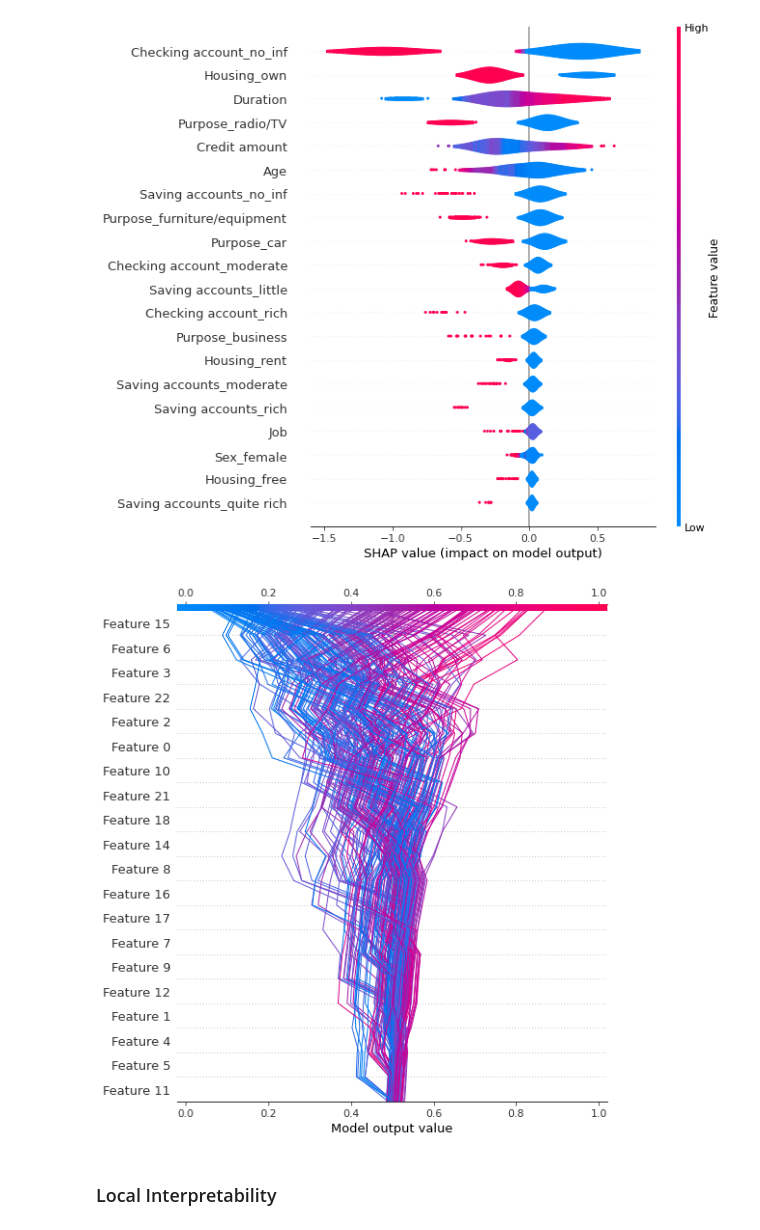
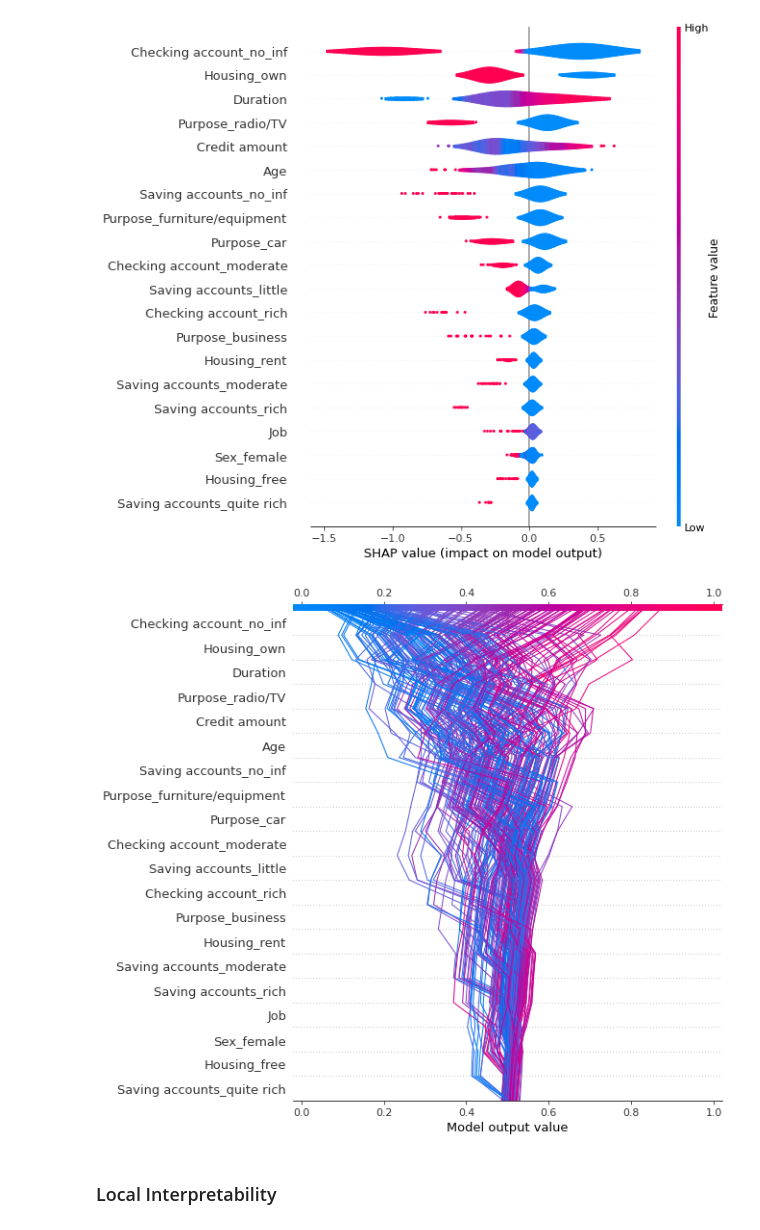
Before and after one commit to ai-academy-ro/IBR_ML_Python, a Jupyter notebook: 5.0_ML Programming_Predicting credit risk.ipynb, the cells around one changed output. Drawn from its saved outputs; the diff is of its cells as text; code cells hidden in the pictures.

```diff
--- a/5.0_ML Programming_Predicting credit risk.ipynb
+++ b/5.0_ML Programming_Predicting credit risk.ipynb
@@ -230,6 +234,6 @@ def plot_roc_curve(model, X_test, y_test):
 from sklearn.linear_model import LogisticRegression
 # %%
 # train the model
-model_LR = LogisticRegression(random_state=42)
+model_LR = LogisticRegression(random_state=42, C=10)
 model_LR.fit(X_train_scaled, y_train)
 # %% [output]
@@ -360,4 +352,0 @@ from sklearn.svm import SVC
-# %%
-# train the model
-model_SVC = SVC(kernel='rbf', gamma='auto', probability=True, random_state=42)
-model_SVC.fit(X_train_scaled, y_train)
@@ -597,7 +529,6 @@ def run_models(X_train, X_train_scaled, y_train, n_splits):
   model_names = ['LR','KNN','SVC','DT','RF','XGB']
   models.append(('Logistic Regression      ', model_LR))
   models.append(('KNeighbors Classifier    ', model_KNN))
-  models.append(('Support Vector Classifier', model_SVC))
   models.append(('Decision Tree Classifier ', model_DT))
   models.append(('Random Forest Classifier ', model_RF))
   models.append(('XGBoost Classifier       ', model_XGB))
@@ -900,10 +806,10 @@ shap.summary_plot(explainer.shap_values(X_test), X_test, plot_type="violin")
 [figure]
 # %%
 # Shap decision plot
-r = shap.decision_plot(explainer.expected_value, explainer.shap_values(X_test),
+r = shap.decision_plot(explainer.expected_value, explainer.shap_values(X_test),  X_test,
                        return_objects=True, link='logit',ignore_warnings=True)
 # %% [output]
-[figure, old version]
+[figure, new version]
 # %% [markdown]
 ### Local Interpretability
 # %%
```
Also changed, not shown: parts of 37 cells of this notebook, 6 other files.
